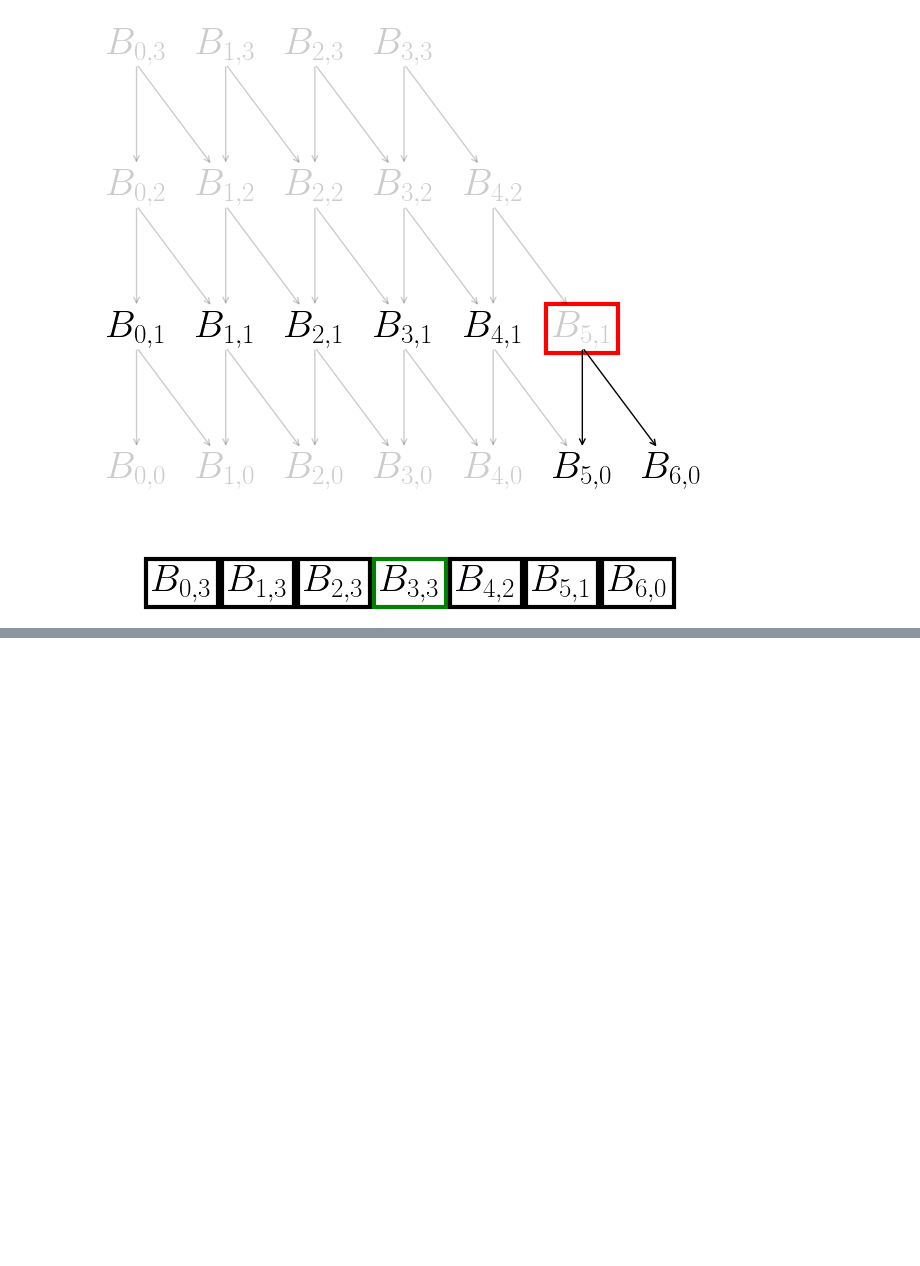
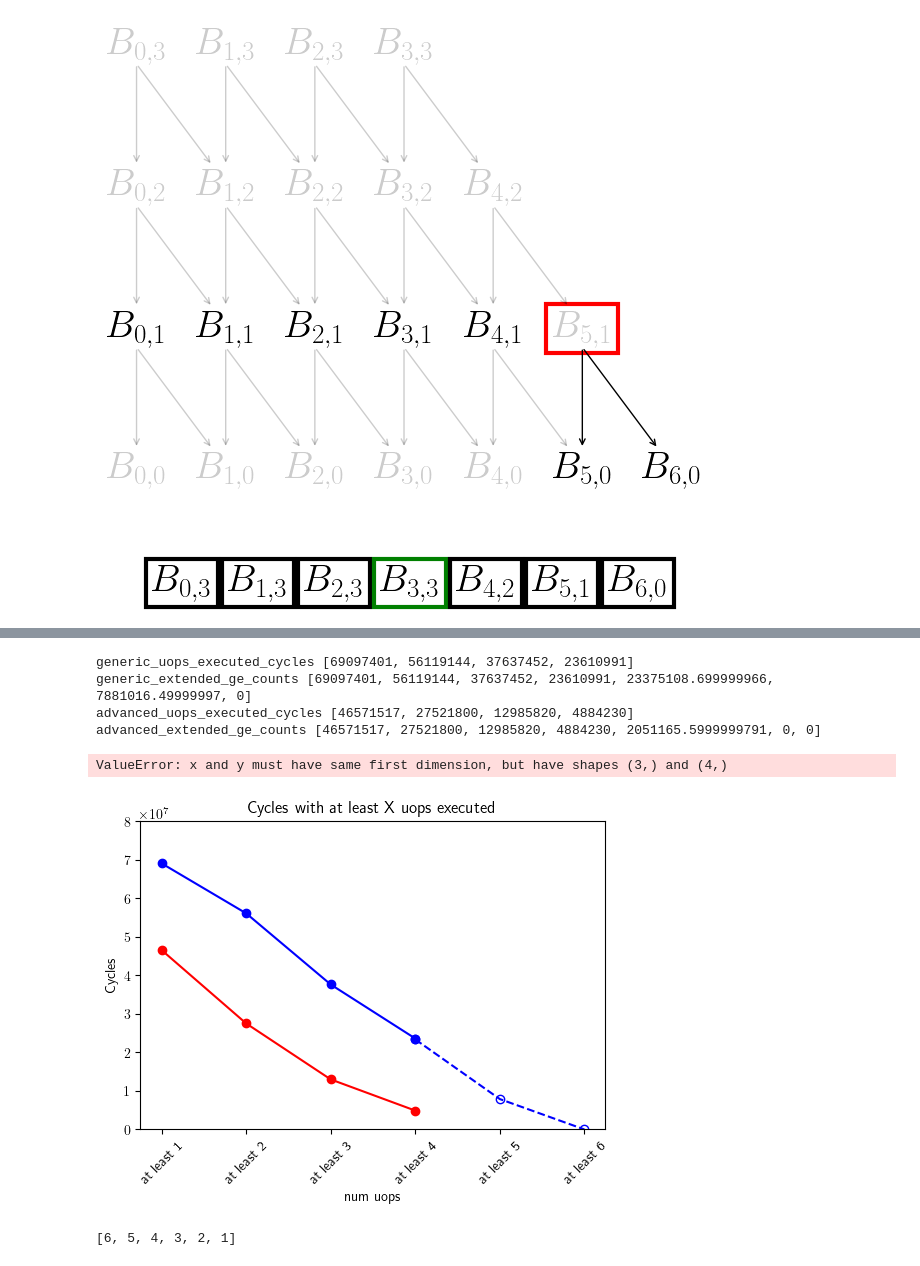
Before and after one commit to lprekon/lprekon.github.io, a Jupyter notebook: content/simd_benchmarking/simd_blogpost_graphics.ipynb, the cells around one changed output, grey strips where cells are left out. Drawn from its saved outputs; the diff is of its cells as text; code cells hidden in the pictures; blank space fills up the shorter version.

```diff
--- a/content/simd_benchmarking/simd_blogpost_graphics.ipynb
+++ b/content/simd_benchmarking/simd_blogpost_graphics.ipynb
@@ -526,0 +651,64 @@ fig.savefig(f"{image_folder_name}/port_utilization.png", bbox_inches="tight")
+# %%
+from numpy import polyfit as np_polyfit
+generic_cycles = 74524523
+generic_uops_executed_cycles = [
+    69097401,
+    56119144,
+    37637452,
+    23610991,
+]
+advanced_uops_executed_cycles = [
+    46571517,
+    27521800,
+    12985820,
+    4884230,
+]
+
+"""
+These counts are from running `perf` on a processor with the Golden Cove uArch, which is supposed to have a 6-instruction-wide decoder.
+I'll use the slope of the line for the first 4 points to estimate the number of cycles with >=5 and >=6 uops, and then calculate the average number of uops executed per cycle.
+"""
+
+generic_slope, generic_intercept = np_polyfit(range(1,5), generic_uops_executed_cycles, 1)
+advanced_slope, advanced_intercept = np_polyfit(range(1,5), advanced_uops_executed_cycles, 1)
+
+generic_extended_ge_counts = generic_uops_executed_cycles + [max([generic_slope * i + generic_intercept, 0]) for i in range(4, 7)]
+advanced_extended_ge_counts = advanced_uops_executed_cycles + [max([advanced_slope * i + advanced_intercept, 0]) for i in range(4, 7)]
+
+print("generic_uops_executed_cycles", generic_uops_executed_cycles)
+print("generic_extended_ge_counts", generic_extended_ge_counts)
+# print("generic_extended_exact_counts", generic_extended_exact_counts)
+print("advanced_uops_executed_cycles", advanced_uops_executed_cycles)
+print("advanced_extended_ge_counts", advanced_extended_ge_counts)
+# print("advanced_extended_exact_counts", advanced_extended_exact_counts)
+
+fig, ax = plt.subplots()
+fig.set_size_inches(6, 4)
+ax.set_xticks(range(6), labels=[f"at least {i+1}" for i in range(6)], rotation=45)
+ax.set_xlabel("num uops")
+ax.set_ylabel("Cycles")
+ax.set_ylim([0, 8e7])
+ax.set_title("Cycles with at least X uops executed")
+
+ax.plot(generic_uops_executed_cycles, "bo-", label="Default")
+ax.plot(range(3, 6), generic_extended_ge_counts[4:], color="blue", marker="o", linestyle="--", fillstyle="none")
+
+ax.plot(advanced_uops_executed_cycles, "ro-", label="AVX-512")
+ax.plot(range(3,6), advanced_extended_ge_counts[4:], color="red", marker="o", linestyle="--", fillstyle="none")
+
+ax.annotate(text=f"Avg uOps per cycle: {generic_average_uops_per_cycle:.2f}", xy=(3, generic_uops_executed_cycles[3]), xytext=(3.1, generic_uops_executed_cycles[3]), ha="left", fontsize=12, color="blue")
+ax.annotate(text=f"Avg uOps per cycle: {advanced_average_uops_per_cycle:.2f}", xy=(3, advanced_uops_executed_cycles[3]), xytext=(3.1, advanced_uops_executed_cycles[3]), ha="left", fontsize=12, color="red")
+
+ax.legend()
+fig.savefig(f"{image_folder_name}/uops_executed.png", bbox_inches="tight")
+# %% [output]
+generic_uops_executed_cycles [69097401, 56119144, 37637452, 23610991]
+generic_extended_ge_counts [69097401, 56119144, 37637452, 23610991, 23375108.699999966, 7881016.49999997, 0]
+advanced_uops_executed_cycles [46571517, 27521800, 12985820, 4884230]
+advanced_extended_ge_counts [46571517, 27521800, 12985820, 4884230, 2051165.5999999791, 0, 0]
+ValueError: x and y must have same first dimension, but have shapes (3,) and (4,)
+[figure, added]
+# %%
+[i for i in range(6,0,-1)]
+# %% [output]
+[6, 5, 4, 3, 2, 1]
```
Also changed, not shown: parts of 16 cells of this notebook, 2 other files.
